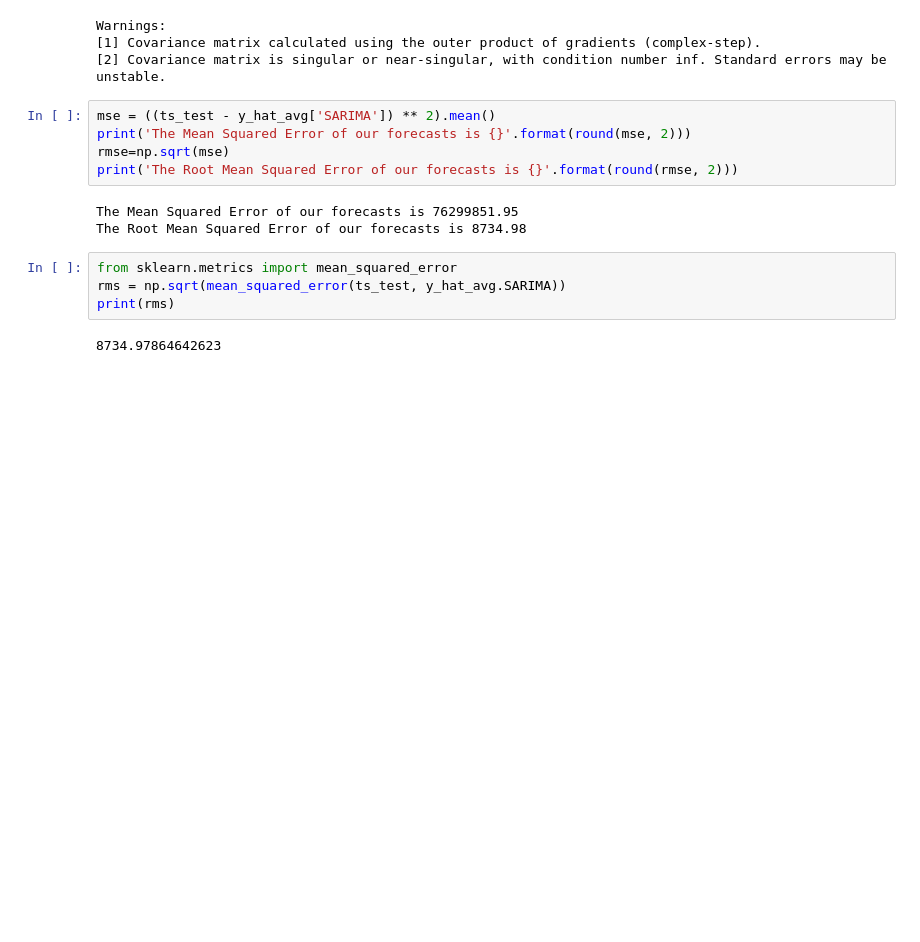
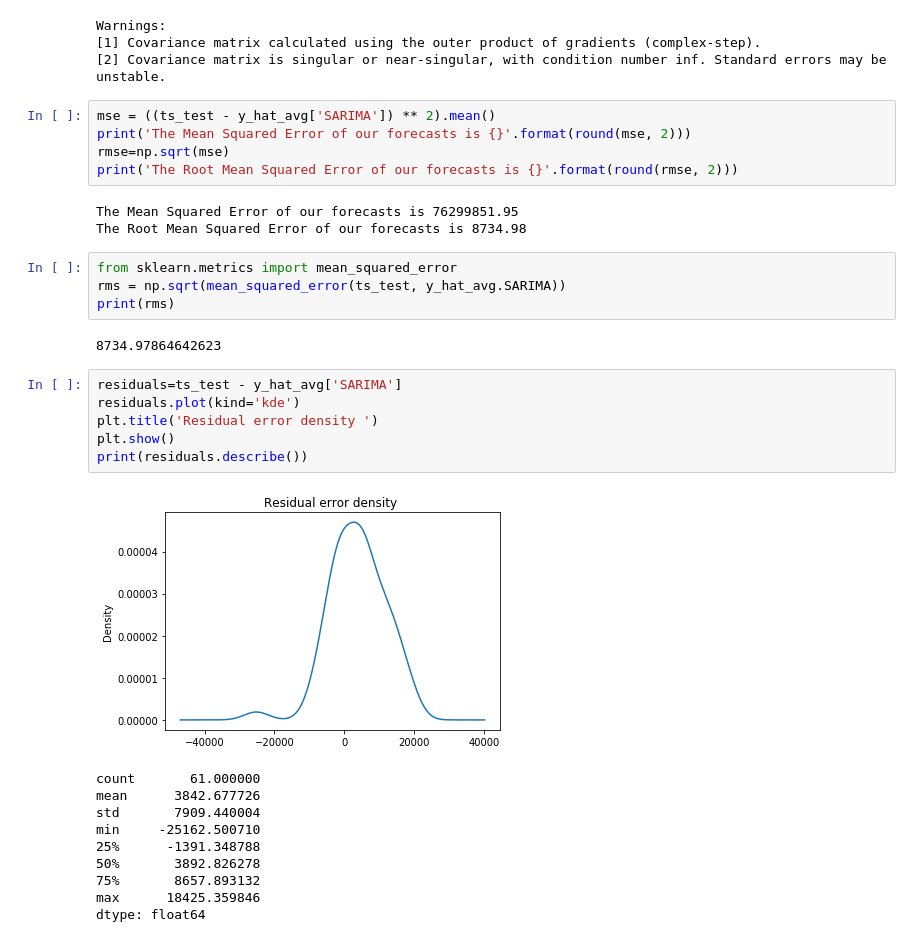
Before and after one commit to risdallseis/Cardiff_house_sales, a Jupyter notebook: cardiff_monthly_time_series.ipynb, the cells around one changed output. Drawn from its saved outputs; the diff is of its cells as text; blank space fills up the shorter version.

```diff
--- a/cardiff_monthly_time_series.ipynb
+++ b/cardiff_monthly_time_series.ipynb
@@ -330,3 +330,20 @@ rms = np.sqrt(mean_squared_error(ts_test, y_hat_avg.SARIMA))
 print(rms)
 # %% [output]
 8734.97864642623
+# %%
+residuals=ts_test - y_hat_avg['SARIMA']
+residuals.plot(kind='kde')
+plt.title('Residual error density ')
+plt.show()
+print(residuals.describe())
+# %% [output]
+[figure, added]
+count       61.000000
+mean      3842.677726
+std       7909.440004
+min     -25162.500710
+25%      -1391.348788
+50%       3892.826278
+75%       8657.893132
+max      18425.359846
+dtype: float64
```
